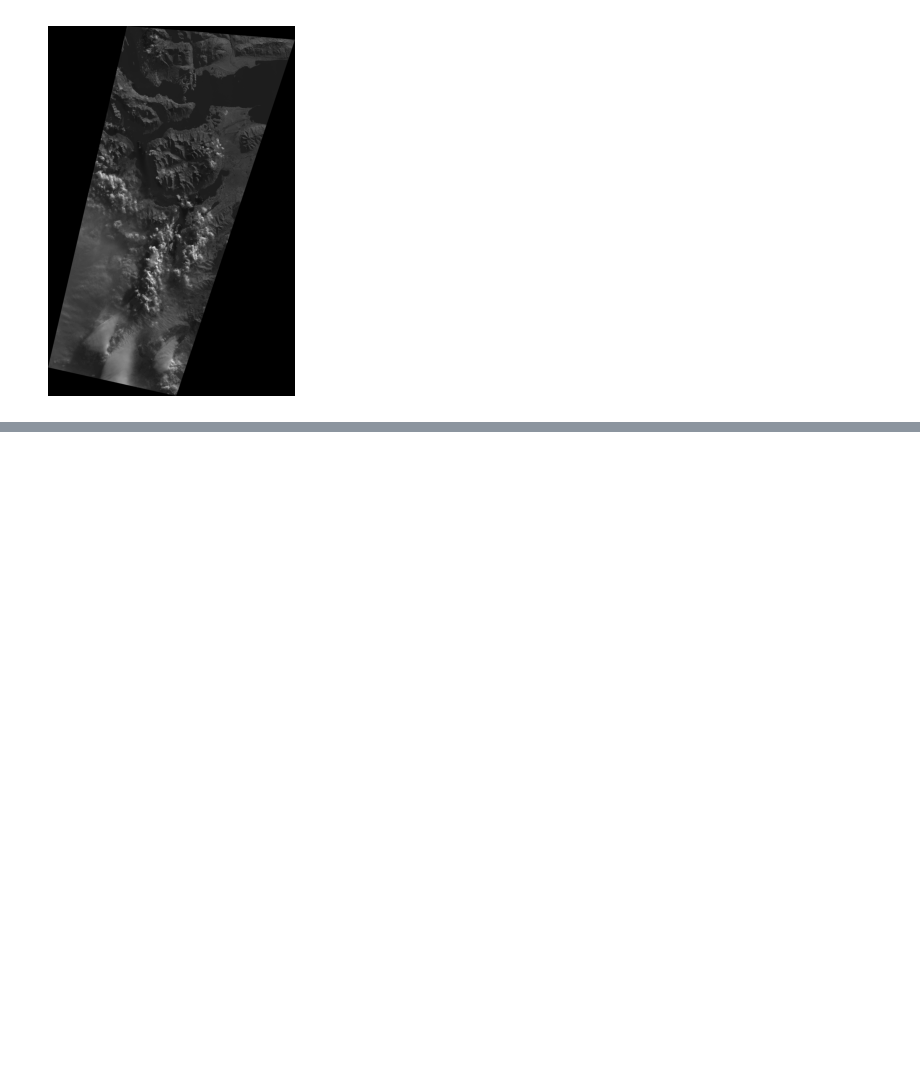
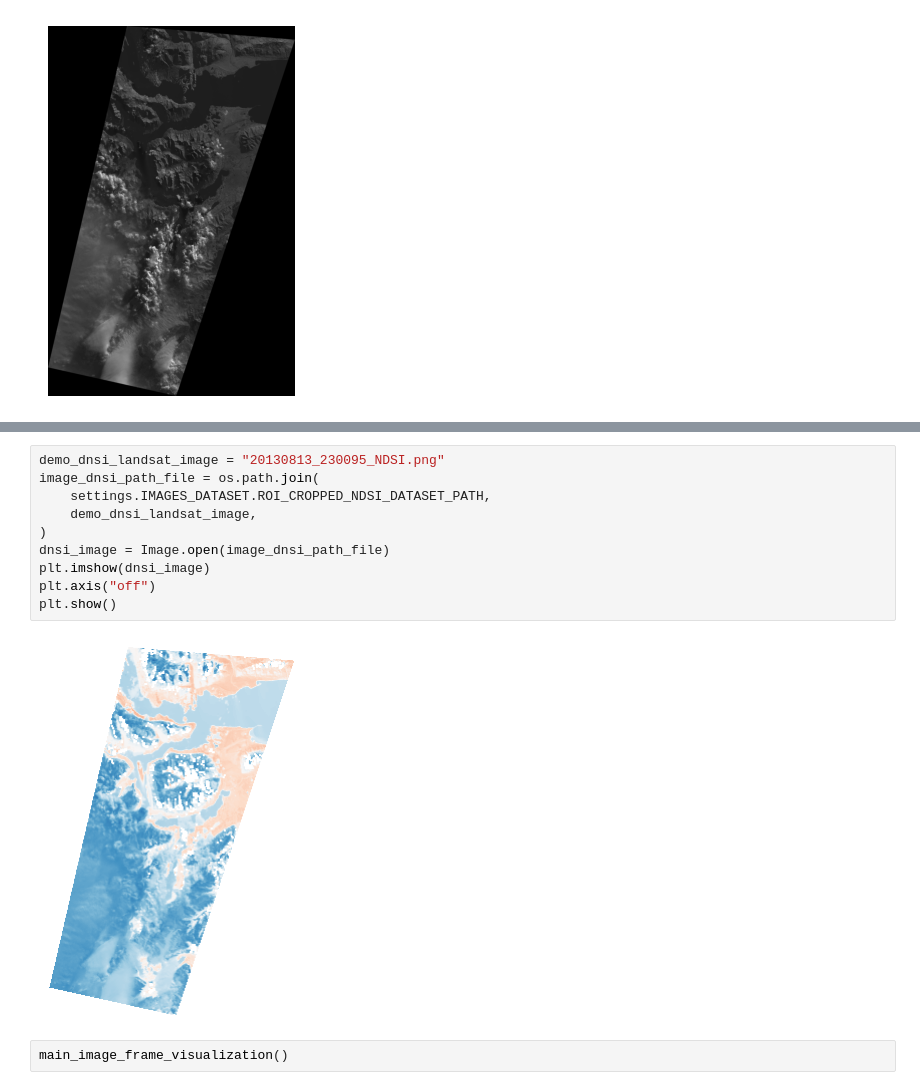
Before and after one commit to cristianrubioa/pale-blue-dot-challenge, a Jupyter notebook: lab/demo.ipynb, the cells around one changed output, grey strips where cells are left out. Saved outputs shown, nothing was run; the diff lists cells and outputs as text; blank space fills up the shorter version.

```diff
--- a/lab/demo.ipynb
+++ b/lab/demo.ipynb
@@ -160,0 +263,14 @@ plt.show()
+# %%
+demo_dnsi_landsat_image = "20130813_230095_NDSI.png"
+image_dnsi_path_file = os.path.join(
+    settings.IMAGES_DATASET.ROI_CROPPED_NDSI_DATASET_PATH,
+    demo_dnsi_landsat_image,
+)
+dnsi_image = Image.open(image_dnsi_path_file)
+plt.imshow(dnsi_image)
+plt.axis("off")
+plt.show()
+# %% [output]
+[figure, added]
+# %%
+main_image_frame_visualization()
```
Also changed, not shown: parts of 14 cells of this notebook, 32 other files.
